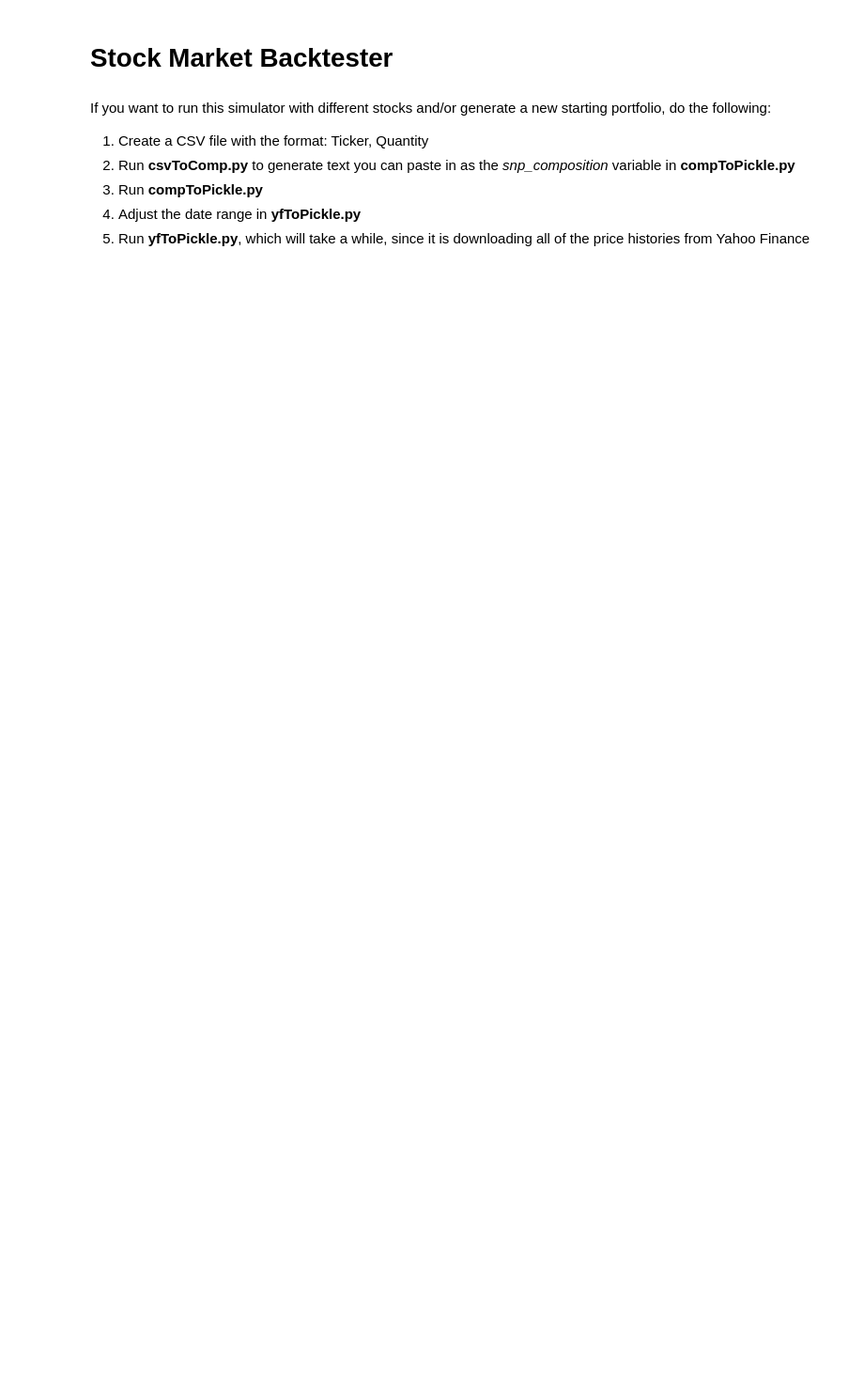
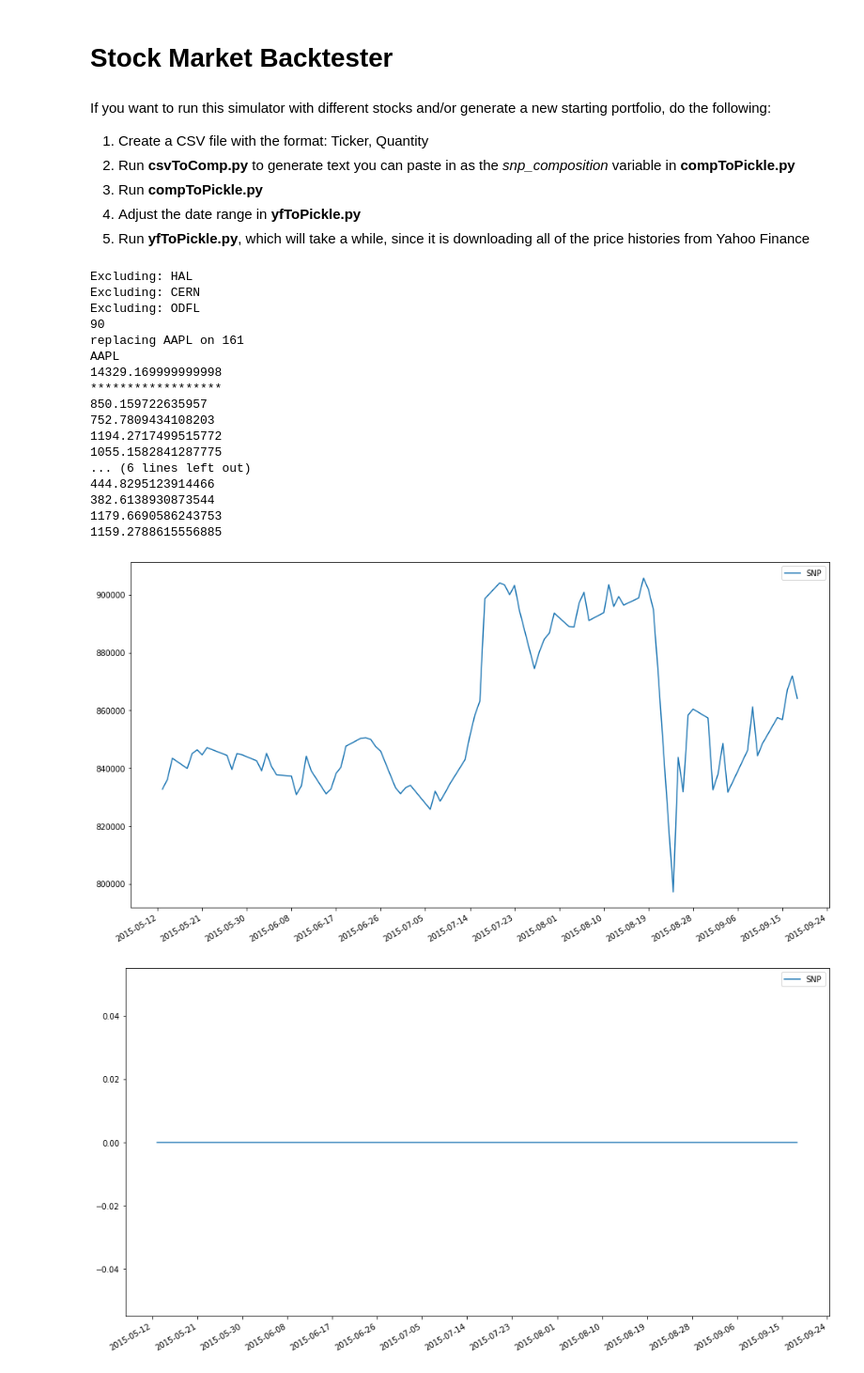
Before and after one commit to NikhilAPatel/A-Hybrid-Learning-Approach-to-Generating-Synthetic-Positions-for-Tax-Loss-Harvesting, a Jupyter notebook: model.ipynb, the cells around one changed output. Shown: that part at 94% size. Saved outputs shown, nothing was run; the diff lists cells and outputs as text; code cells hidden in the pictures; blank space fills up the shorter version.

Commit message:
Replacement gets correct quantities of replacement stocks

```diff
--- a/model.ipynb
+++ b/model.ipynb
@@ -277,11 +256,12 @@ Notes:
 # %%
-def hybrid_learning_replace(ticker) -> {}:
+def hybrid_learning_replace(ticker, cur_date) -> {}:
     """Determines which stocks to buy to emulate the performance of another
+    :param cur_date: The date on which to find replacements
     :param ticker: The stock for which a synthetic position should be calculated
     :returns: Dictionary of replacement tickers and their quantities
     """
-    print(ticker)
-    return {}
+    synthetic_position = predict_portfolio(ticker, 2, 90, cur_date, 15, True)
+    return synthetic_position
     #TODO
 # %% [markdown]
 # Stock Market Backtester
@@ -503,7 +483,7 @@ class Portfolio:
         """
         stock_price = get_stock_price(ticker, sell_date, Time.OPEN)
         # Ensure we have enough stock to sell
-        quantity_owned = self.stocks[ticker].sell_quantity
+        quantity_owned = self.stocks[ticker].quantity
         if sell_quantity > quantity_owned:
             return
 
@@ -524,9 +504,13 @@ class Portfolio:
         """Identifies stocks that have dropped in value more than 5% since they were bought
         :returns: List of all stocks that have dropped more than 5%
         """
+        #TODO changed identify losers metric
         identified_losers = []
         for owned_stock in self.stocks.keys():
-            if self.stocks[owned_stock].get_change(loser_date) <= -1 * (0.05 * self.value):
+            #if self.stocks[owned_stock].get_change(loser_date) <= -1 * (0.05 * self.value):
+            quantity = self.stocks[owned_stock].quantity
+            #print(str(owned_stock)+", " + str(loser_date)+": "+str(self.stocks[owned_stock].avg_cost * quantity)+" - "+str(get_stock_price(owned_stock, loser_date, Time.OPEN) * quantity)+" > "+ str(0.005 * self.value))
+            if (self.stocks[owned_stock].avg_cost * quantity - get_stock_price(owned_stock, loser_date, Time.OPEN) * quantity) > 0.005 * self.value:
                 identified_losers.append(owned_stock)
         return identified_losers
 
@@ -707,6 +725,31 @@ def simulate_stock(stock, sim_start_date, sim_end_date, tra_end_date, train_num_
         [baseline_stock_portfolio, synth_stock_portfolio, correlated_stock_portfolio], sim_start_date)
     run_simulation(sim_start_date, sim_end_date, portfolios, graph)
     return portfolios
+# %%
+snp_composition_stocks = model_output_to_portfolio(snp_composition, train_start_date+90)
+snp = Portfolio("SNP", train_start_date+90, 0, snp_composition_stocks, True)
+print(train_start_date+90)
+run_simulation(train_start_date+90, train_start_date+180, [snp], True, True)
+# %% [output]
+Excluding: HAL
+Excluding: CERN
+Excluding: ODFL
+90
+replacing AAPL on 161
+AAPL
+14329.169999999998
+******************
+850.159722635957
+752.7809434108203
+1194.2717499515772
+1055.1582841287775
+... (6 lines left out)
+444.8295123914466
+382.6138930873544
+1179.6690586243753
+1159.2788615556885
+[figure, added]
+[figure, added]
 # %%
 # def simulate_stock(stock: {__eq__},
 #                    sim_start_date: Any,
```
Also changed, not shown: parts of 4 cells of this notebook.
